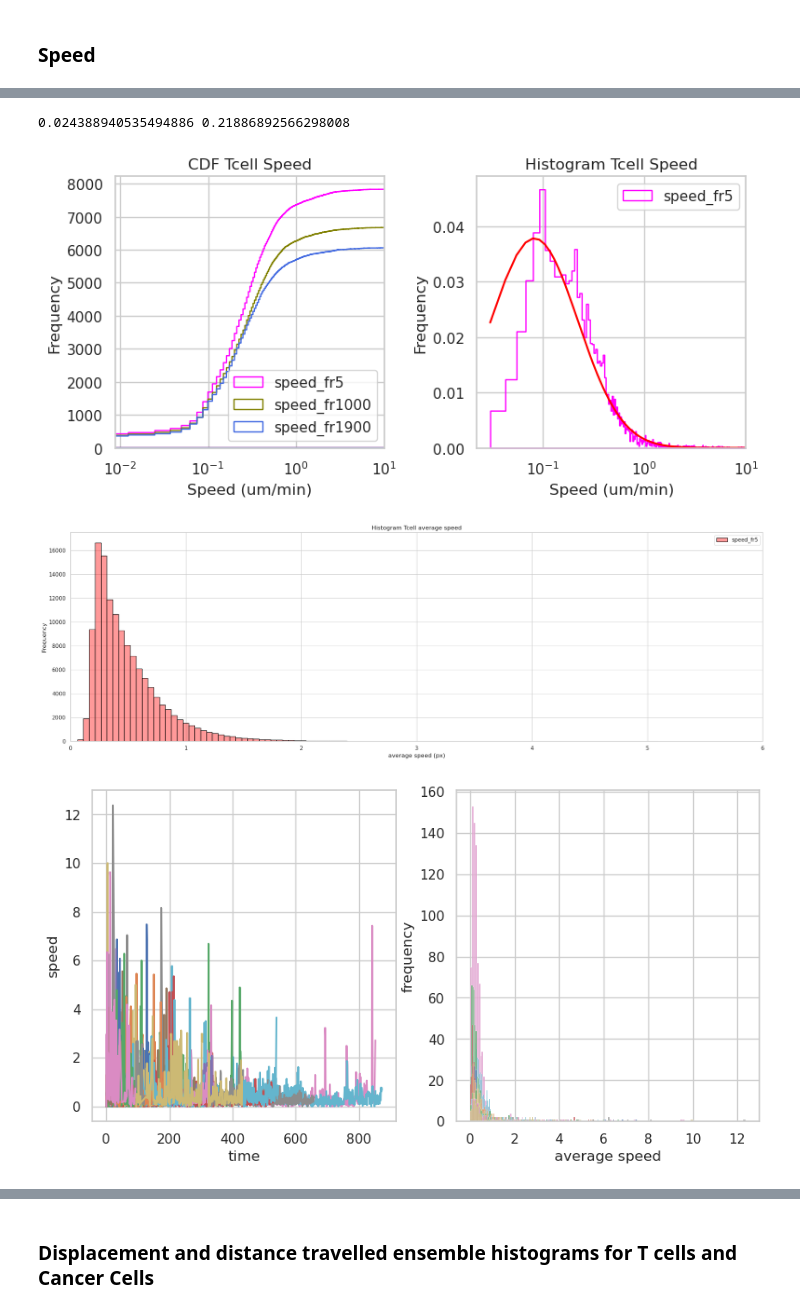
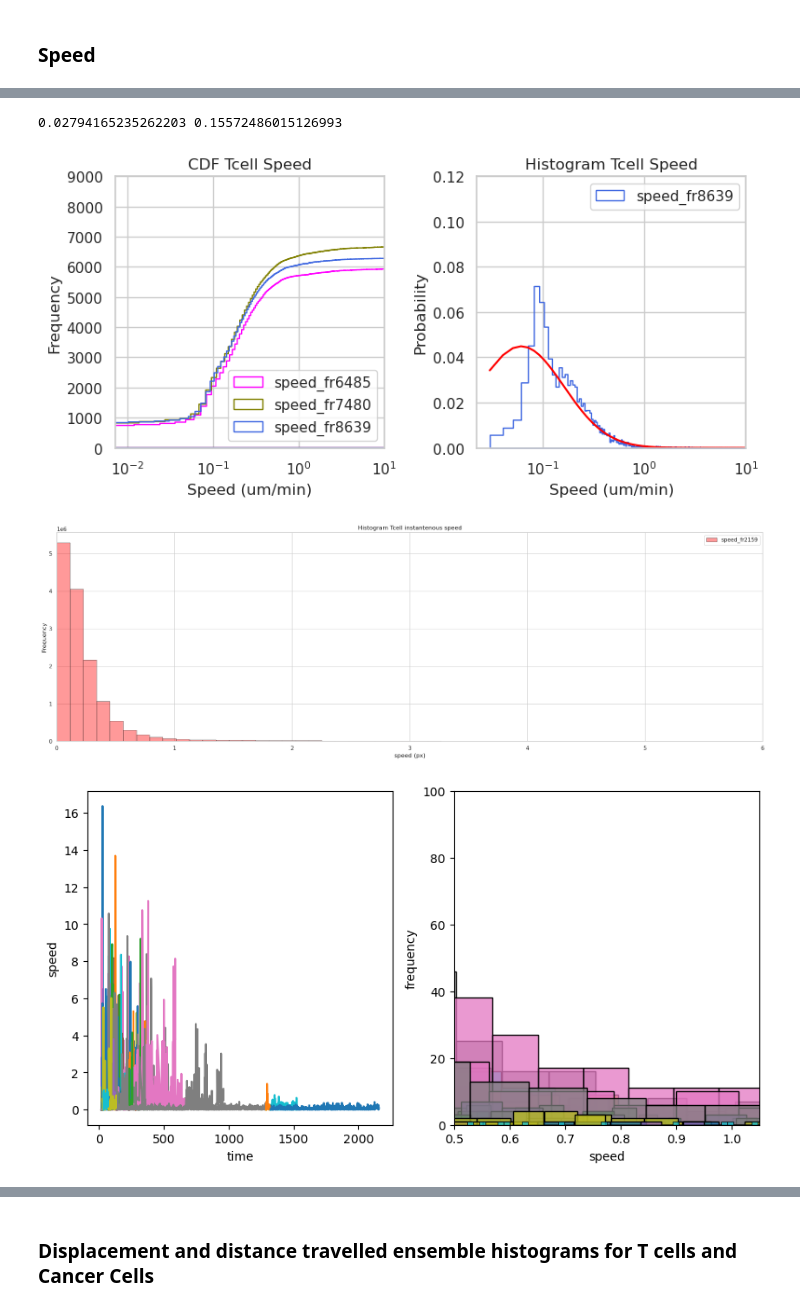
Before and after one commit to bpi-oxford/Cytotoxicity-Pipeline, a Jupyter notebook: notebooks/example_6.ipynb, the cells around one changed output, grey strips where cells are left out. Drawn from its saved outputs; the diff is of its cells as text; code cells hidden in the pictures.

```diff
--- a/notebooks/example_6.ipynb
+++ b/notebooks/example_6.ipynb
@@ -13,10 +13,10 @@ import pandas as pd
 # %% [markdown]
 ### Load ultrack mapped, area-sized filtered and track_length pre-filtered tracks or signal mapped dataframes from example 5
 # %%
-tracks_df_filtered_tcell = pd.read_csv("/mnt/Data/UTSE/2023_10_17_Nyeso1HCT116_1G4CD8_icam_FR10s_0p1mlperh/tracks/tcell_tracks/tracks/tcell_tracks_filtered.csv")
-tracks_df_filtered_cancer = pd.read_csv("/mnt/Data/UTSE/2023_10_17_Nyeso1HCT116_1G4CD8_icam_FR10s_0p1mlperh/tracks/cancer_tracks/tracks/cancer_tracks_filtered.csv")
+tracks_df_filtered_tcell = pd.read_csv("/mnt/Data/UTSE/2023_10_17_Nyeso1HCT116_1G4CD8_icam_FR10s_0p1mlperh/tracks/tcell_tracks/tracks/20231017_roi-0_6480-8639_binT-1_tcell/tcell_tracks_filtered_3.csv")
+# tracks_df_filtered_cancer = pd.read_csv("/mnt/Data/UTSE/2023_10_17_Nyeso1HCT116_1G4CD8_icam_FR10s_0p1mlperh/tracks/cancer_tracks/tracks/cancer_tracks_filtered.csv")
 tracks_df_filtered_tcell.drop("Unnamed: 0", axis=1, inplace=True)
-tracks_df_filtered_cancer.drop("Unnamed: 0", axis=1, inplace=True)
+# tracks_df_filtered_cancer.drop("Unnamed: 0", axis=1, inplace=True)
 # %% [markdown]
 # Perform Kinematics Calculations
 # %% [markdown]
@@ -363,14 +316,14 @@ from scipy import stats
 
 tracks_df_filtered_tcell_speed_5 = tracks_df_filtered_tcell[tracks_df_filtered_tcell["frame"]==5]
 tracks_df_filtered_tcell_speed_1000 = tracks_df_filtered_tcell[tracks_df_filtered_tcell["frame"]==1000]
-tracks_df_filtered_tcell_speed_1500 = tracks_df_filtered_tcell[tracks_df_filtered_tcell["frame"]==1900]
+tracks_df_filtered_tcell_speed_1500 = tracks_df_filtered_tcell[tracks_df_filtered_tcell["frame"]==2158]
 
 # Plot tcell histogram
 fig, axes = plt.subplots(1, 2, figsize=(8, 4))
 sns.set(style='whitegrid')
-sns.histplot(data=tracks_df_filtered_tcell_speed_5, x='speed', bins=1000, kde=False, edgecolor='magenta', label='speed_fr5', stat="frequency", element="step",common_norm=False, cumulative=True,alpha=0,ax=axes[0])
-sns.histplot(data=tracks_df_filtered_tcell_speed_1000, x='speed', bins=1000, kde=False, edgecolor='olive', label='speed_fr1000',stat="frequency",element="step",common_norm=False,cumulative=True,alpha=0,ax=axes[0])
-sns.histplot(data=tracks_df_filtered_tcell_speed_1500, x='speed', bins=1000, kde=False, edgecolor='royalblue', label='speed_fr1900', stat="frequency", element="step",common_norm=False,cumulative=True, alpha=0,ax=axes[0])
+sns.histplot(data=tracks_df_filtered_tcell_speed_5, x='speed', bins=1000, kde=False, edgecolor='magenta', label='speed_fr6485', stat="frequency", element="step",common_norm=False, cumulative=True,alpha=0,ax=axes[0])
+sns.histplot(data=tracks_df_filtered_tcell_speed_1000, x='speed', bins=1000, kde=False, edgecolor='olive', label='speed_fr7480',stat="frequency",element="step",common_norm=False,cumulative=True,alpha=0,ax=axes[0])
+sns.histplot(data=tracks_df_filtered_tcell_speed_1500, x='speed', bins=1000, kde=False, edgecolor='royalblue', label='speed_fr8639', stat="frequency", element="step",common_norm=False,cumulative=True, alpha=0,ax=axes[0])
 axes[0].set_title('CDF Tcell Speed')
 axes[0].set_xlabel("Speed (um/min)")
 tickpos=[1e-2,1e-1,1e0,1e1]
@@ -380,6 +333,7 @@ axes[0].set_xticks(tickpos,ticklabel)
 axes[0].set_ylabel("Frequency")
 axes[0].set_xscale("log")
 axes[0].set_xlim([0,10])
+axes[0].set_ylim([0,9000])
 axes[0].legend(loc=4)
 plt.tight_layout()
 
@@ -388,10 +342,11 @@ plt.tight_layout()
 # sns.histplot(data=tracks_df_filtered_tcell_speed_1500, x='speed', bins=1000, kde=False, edgecolor='royalblue', label='speed_fr1900', stat="probability", element="step",common_norm=False,cumulative=False, alpha=0,ax=axes[1])
 axes[1].set_title('Histogram Tcell Speed')
 axes[1].set_xlabel("Speed (um/min)")
+axes[1].set_ylim([0,0.12])
 
 fit_y=tracks_df_filtered_tcell_speed_1500['speed']
 fit_y= fit_y[fit_y>3e-2]
-sns.histplot(data=fit_y, bins=1000, kde=False, edgecolor='magenta', label='speed_fr5', stat="probability", element="step",common_norm=False, cumulative=False,alpha=0,ax=axes[1])
+sns.histplot(data=fit_y, bins=1000, kde=False, edgecolor='royalblue', label='speed_fr8639', stat="probability", element="step",common_norm=False, cumulative=False,alpha=0,ax=axes[1])
 H,B=np.histogram(fit_y, bins=1000)
 # H_norm=H/np.sum(H)
 # mean, var, skew, kurt = stats.lognorm.stats(fit_y,moments="mvsk")
@@ -414,14 +369,14 @@ axes[1].plot(x,pdf,color="red")
 # ticklabel = [t*1.6*10.0/60. for t in tickpos]
 
 # axes[1].set_xticks(tickpos,ticklabel)
-axes[1].set_ylabel("Frequency")
+axes[1].set_ylabel("Probability")
 axes[1].set_xscale("log")
 axes[1].set_xlim([0,10])
 axes[1].legend(loc=1)
 plt.tight_layout()
 # %% [output]
-0.024388940535494886 0.21886892566298008
+0.02794165235262203 0.15572486015126993
-[figure, old version]
+[figure, new version]
 # %%
 import seaborn as sns
 
@@ -432,46 +387,48 @@ tracks_df_filtered_tcell_speed = tracks_df_filtered_tcell_.sort_values(by=["trac
 fig, axes = plt.subplots(1, 1, figsize=(21, 7))
 sns.set(style='whitegrid')
 #axes = axes.flatten()
-sns.histplot(data=tracks_df_filtered_tcell_speed, x='average speed', bins=100, kde=False, color='red', edgecolor='black', label='speed_fr5', alpha=0.4)
+sns.histplot(data=tracks_df_filtered_tcell_speed, x='speed', bins=256, kde=False, color='red', edgecolor='black', label='speed_fr2159', alpha=0.4)
 #sns.histplot(data=tracks_df_filtered_tcell_speed_1000, x='speed', bins=100, kde=False, color='blue', edgecolor='black', label='speed_fr1000',alpha=0.4)
 #sns.histplot(data=tracks_df_filtered_tcell_speed_1500, x='speed', bins=100, kde=False, color='green', edgecolor='black', label='speed_fr1900',alpha=0.4)
-axes.set_title('Histogram Tcell average speed')
-axes.set_xlabel("average speed (px)")
+axes.set_title('Histogram Tcell instantenous speed')
+axes.set_xlabel("speed (px)")
 axes.set_ylabel("Frequency")
 #axes[0].set_yscale("log")
 axes.set_xlim([0,6])
 axes.legend()
 plt.tight_layout()
 # %% [output]
-[figure, old version]
+[figure, new version]
 # %%
 from tqdm import tqdm
 import seaborn as sns
 
 fig, axs = plt.subplots(1,2,figsize=(10,5))
 #axs.set_xlim(0,100)
 #axs.set_ylim(0,100)
 
 
 #tracks_df_filtered_tcell["dy from origin"] = tracks_df_filtered_tcell.groupby(['track_id'])['dy from previous point'].cumsum().fillna(0)
 
 # isolate one cell
 TRACK_ID_TCELL = 37
 
 for t_id in range(400,500):
 
     single_tcell_df = tracks_df_filtered_tcell_.loc[tracks_df_filtered_tcell_["track_id"]==t_id]
     single_tcell_df = single_tcell_df.sort_values(by=["frame"])
 
     axs[0].plot(single_tcell_df["frame"], single_tcell_df["speed"])
     axs[0].set_xlabel("time")
     axs[0].set_ylabel("speed")
 
     sns.histplot(data=single_tcell_df, x='speed', bins=100, ax=axs[1])
-    axs[1].set_xlabel("average speed")
+    axs[1].set_xlabel("speed")
     axs[1].set_ylabel("frequency")
+    axs[1].set_xlim((0.5))
+    axs[1].set_ylim((0,100))
 # %% [output]
-[figure, old version]
+[figure, new version]
 # %%
 single_tcell_df = tracks_df_filtered_tcell_.loc[tracks_df_filtered_tcell_["track_id"]==500]
 single_tcell_df = single_tcell_df.sort_values(by=["frame"])
```
Also changed, not shown: parts of 12 cells of this notebook, 2 other files.
